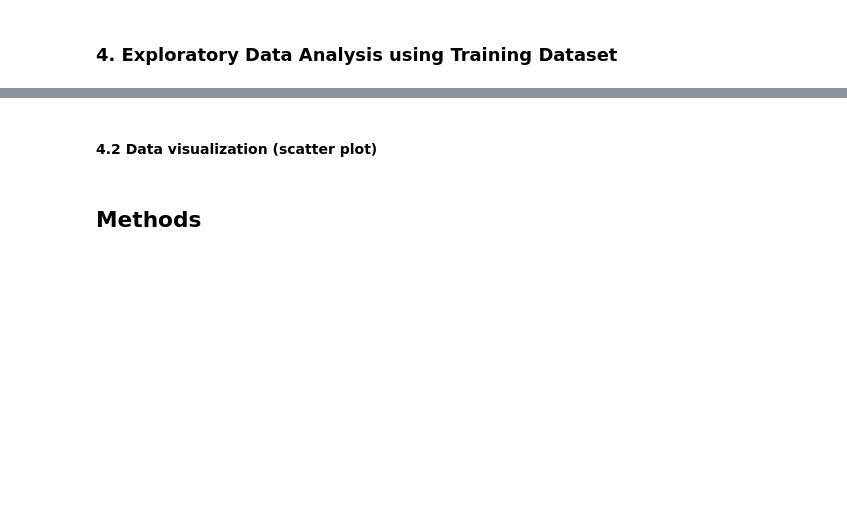
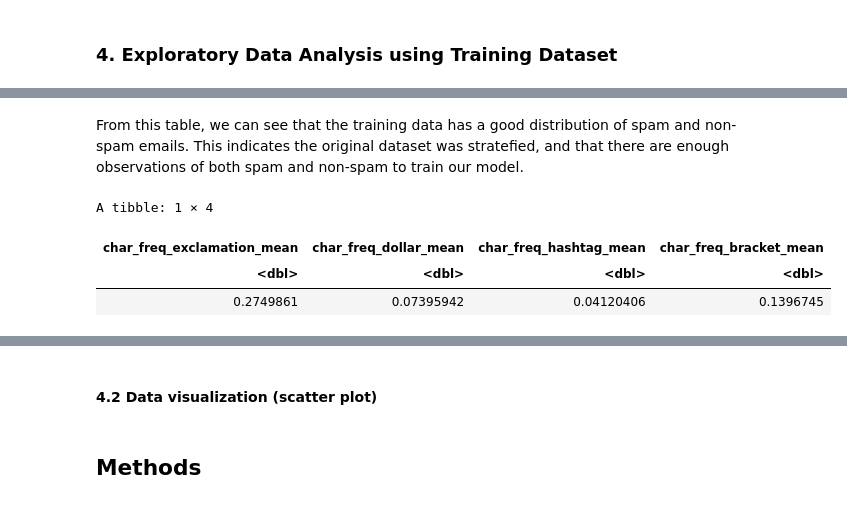
Before and after one commit to SarahHoang/dsci-100-project-group-162, a Jupyter notebook: proposal_group_162.ipynb, the cells around one changed output, grey strips where cells are left out. Drawn from its saved outputs; the diff is of its cells as text; code cells hidden in the pictures; blank space fills up the shorter version.

```diff
--- a/proposal_group_162.ipynb
+++ b/proposal_group_162.ipynb
@@ -187,0 +168,14 @@ A tibble: 1 × 3
+# %% [markdown]
+From this table, we can see that the training data has a good distribution of spam and non-spam emails. This indicates the original dataset was stratefied, and that there are enough observations of both spam and non-spam to train our model.
+# %%
+data_train_mean <- data_train %>%
+    summarize(char_freq_exclamation_mean = mean(char_freq_exclamation),
+          char_freq_dollar_mean = mean(char_freq_dollar),
+          char_freq_hashtag_mean = mean(char_freq_hashtag),
+            char_freq_bracket_mean = mean(char_freq_bracket))
+data_train_mean
+# %% [output]
+A tibble: 1 × 4
+| char_freq_exclamation_mean | char_freq_dollar_mean | char_freq_hashtag_mean | char_freq_bracket_mean |
+| <dbl> | <dbl> | <dbl> | <dbl> |
+| 0.2749861 | 0.07395942 | 0.04120406 | 0.1396745 |
```
Also changed, not shown: parts of 6 cells of this notebook.
